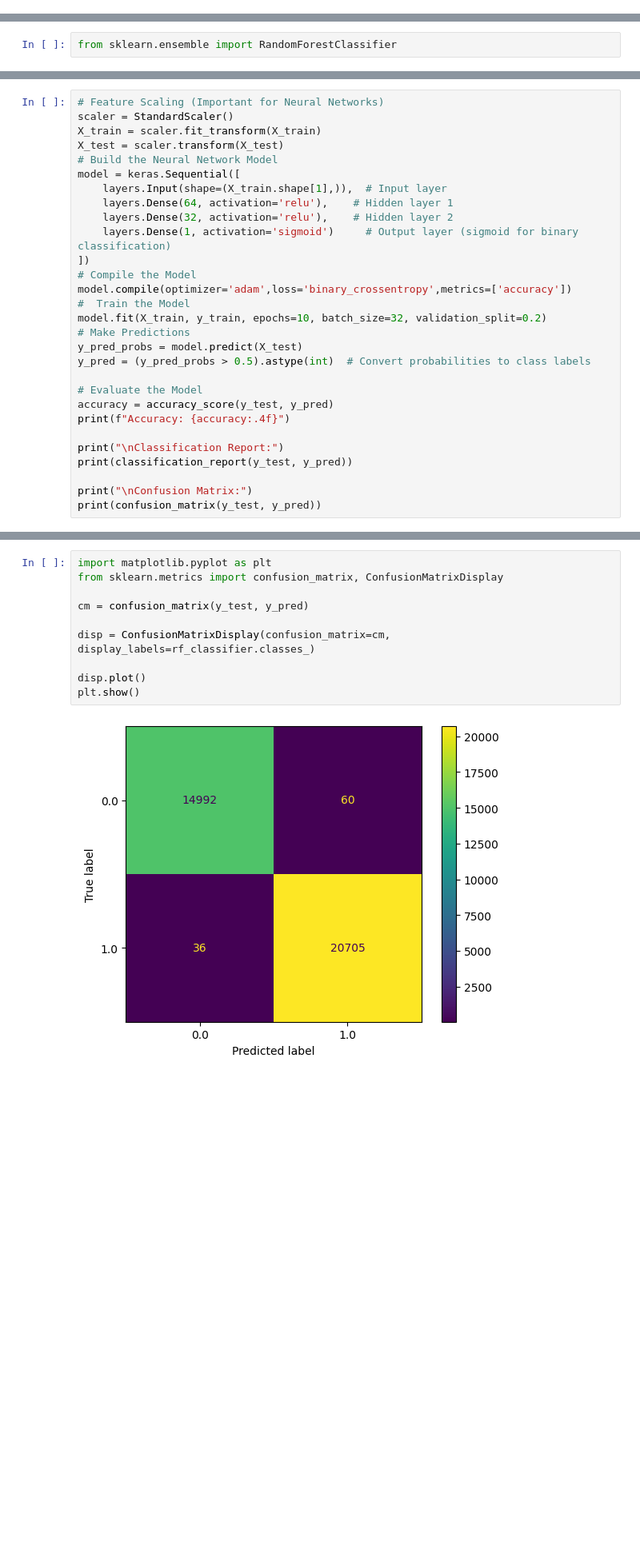
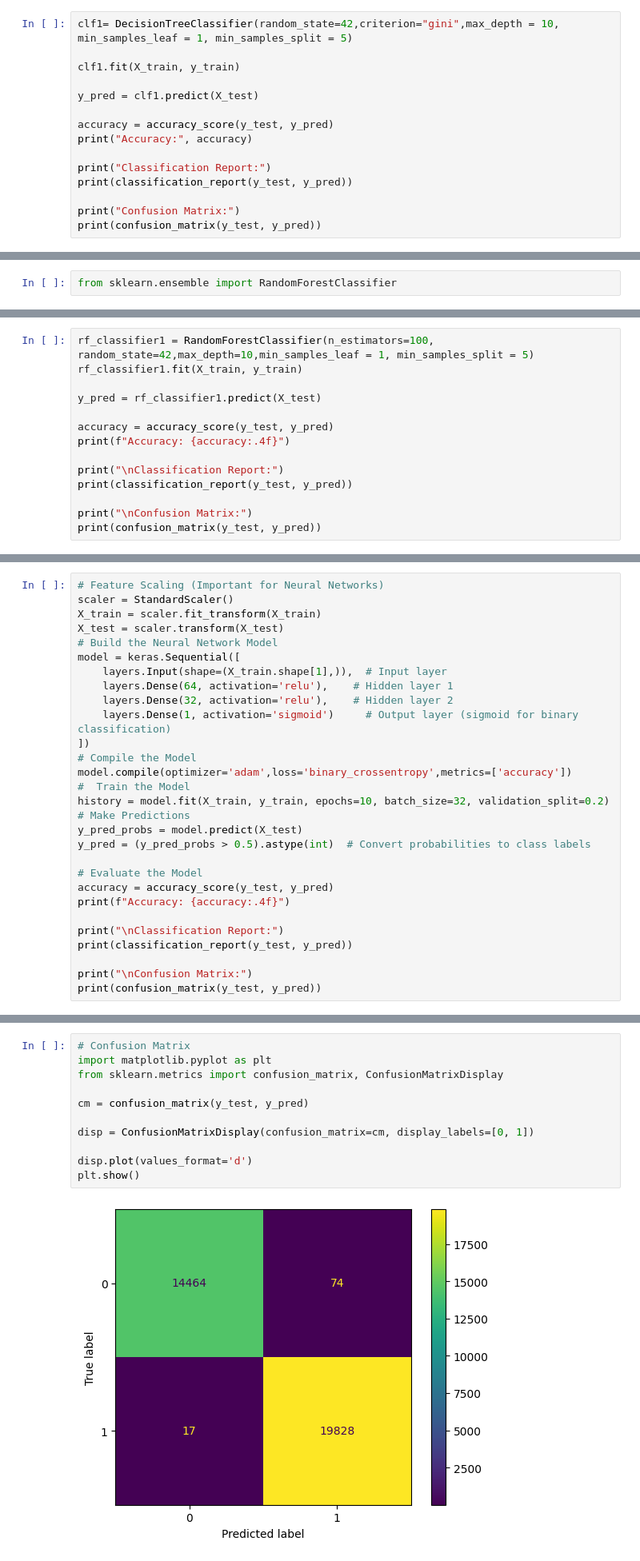
Before and after one commit to tpavan03/Phishing-Detection, a Jupyter notebook: Phase2.ipynb, the cells around one changed output, grey strips where cells are left out. Shown at 80% size. Saved outputs shown, nothing was run; the diff lists cells and outputs as text; blank space fills up the shorter version.

```diff
--- a/Phase2.ipynb
+++ b/Phase2.ipynb
@@ -76,0 +118,15 @@ plt.show()
+# %%
+clf1= DecisionTreeClassifier(random_state=42,criterion="gini",max_depth = 10, min_samples_leaf = 1, min_samples_split = 5)
+
+clf1.fit(X_train, y_train)
+
+y_pred = clf1.predict(X_test)
+
+accuracy = accuracy_score(y_test, y_pred)
+print("Accuracy:", accuracy)
+
+print("Classification Report:")
+print(classification_report(y_test, y_pred))
+
+print("Confusion Matrix:")
+print(confusion_matrix(y_test, y_pred))
@@ -133,0 +223,14 @@ plt.show()
+# %%
+rf_classifier1 = RandomForestClassifier(n_estimators=100, random_state=42,max_depth=10,min_samples_leaf = 1, min_samples_split = 5)
+rf_classifier1.fit(X_train, y_train)
+
+y_pred = rf_classifier1.predict(X_test)
+
+accuracy = accuracy_score(y_test, y_pred)
+print(f"Accuracy: {accuracy:.4f}")
+
+print("\nClassification Report:")
+print(classification_report(y_test, y_pred))
+
+print("\nConfusion Matrix:")
+print(confusion_matrix(y_test, y_pred))
@@ -152,7 +281,7 @@ model = keras.Sequential([
 # Compile the Model
 model.compile(optimizer='adam',loss='binary_crossentropy',metrics=['accuracy'])
 #  Train the Model
-model.fit(X_train, y_train, epochs=10, batch_size=32, validation_split=0.2)
+history = model.fit(X_train, y_train, epochs=10, batch_size=32, validation_split=0.2)
 # Make Predictions
 y_pred_probs = model.predict(X_test)
 y_pred = (y_pred_probs > 0.5).astype(int)  # Convert probabilities to class labels
@@ -187,15 +327,16 @@ Confusion Matrix:
 # %%
+# Confusion Matrix
 import matplotlib.pyplot as plt
 from sklearn.metrics import confusion_matrix, ConfusionMatrixDisplay
 
 cm = confusion_matrix(y_test, y_pred)
 
-disp = ConfusionMatrixDisplay(confusion_matrix=cm, display_labels=rf_classifier.classes_)
+disp = ConfusionMatrixDisplay(confusion_matrix=cm, display_labels=[0, 1])
 
-disp.plot()
+disp.plot(values_format='d')
 plt.show()
 # %% [output]
-[figure, old version]
+[figure, new version]
 # %%
 # Visualise Neural Networks
 !pip install pydot
```
Also changed, not shown: parts of 20 cells of this notebook.
